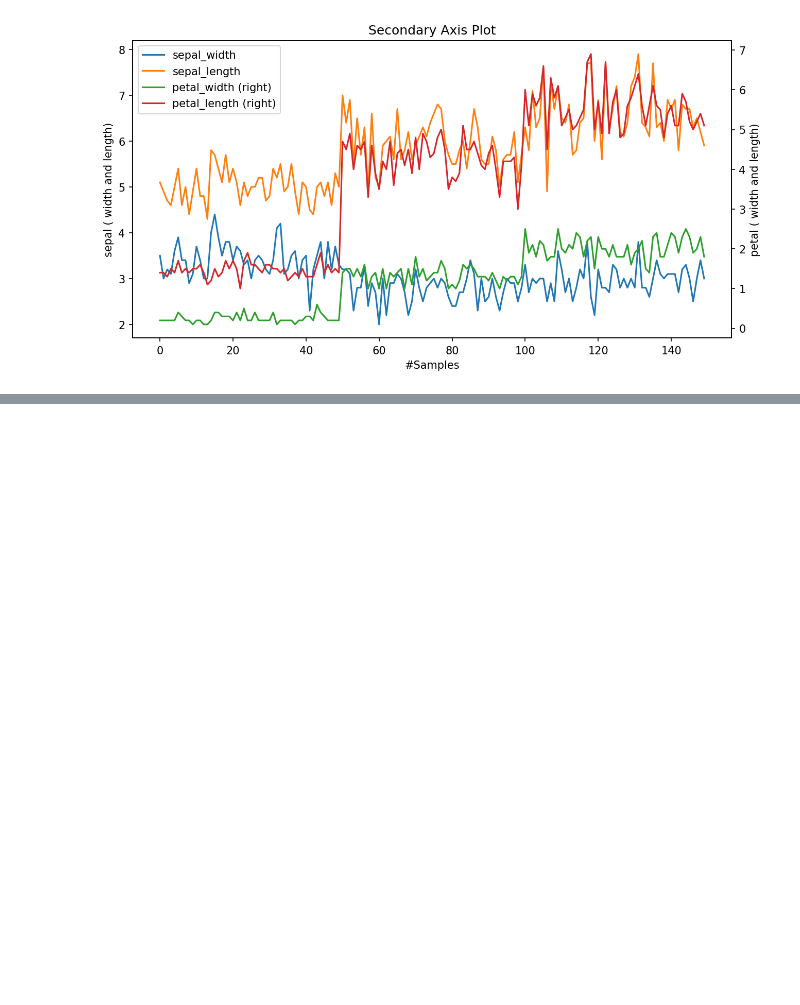
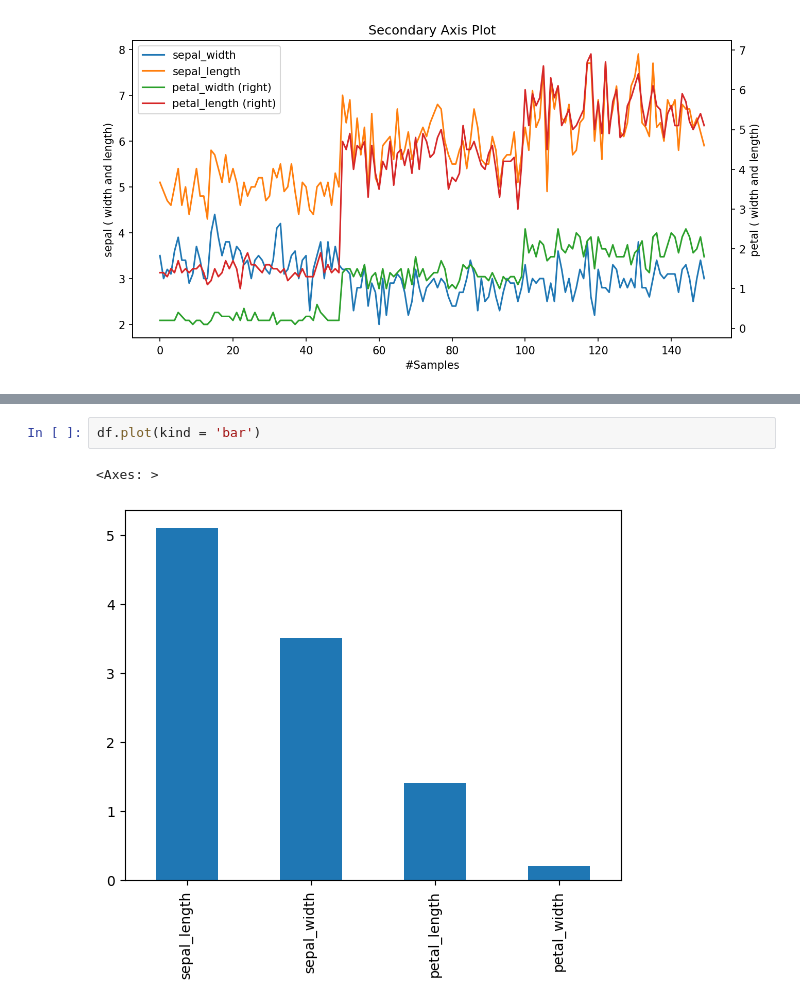
Before and after one commit to arashniroomand/MachineLearning, a Jupyter notebook: Practical_MasterClass/DataVisualization.ipynb, the cells around one changed output, grey strips where cells are left out. Cells and saved outputs as stored; diff of their text form; blank space fills up the shorter version.

```diff
--- a/Practical_MasterClass/DataVisualization.ipynb
+++ b/Practical_MasterClass/DataVisualization.ipynb
@@ -100,0 +116,5 @@ Text(0.5, 1.0, 'Secondary Axis Plot')
+# %%
+df.plot(kind = 'bar')
+# %% [output]
+<Axes: >
+[figure, added]
```
Also changed, not shown: parts of 6 cells of this notebook.
